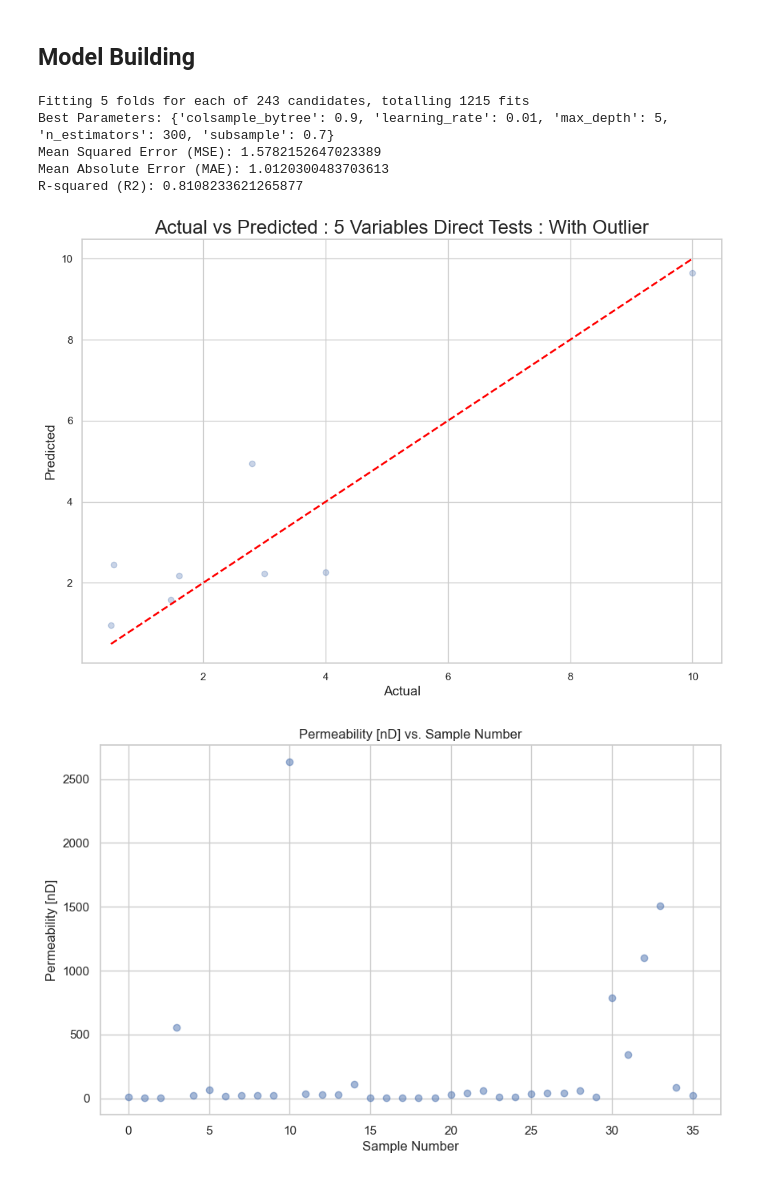
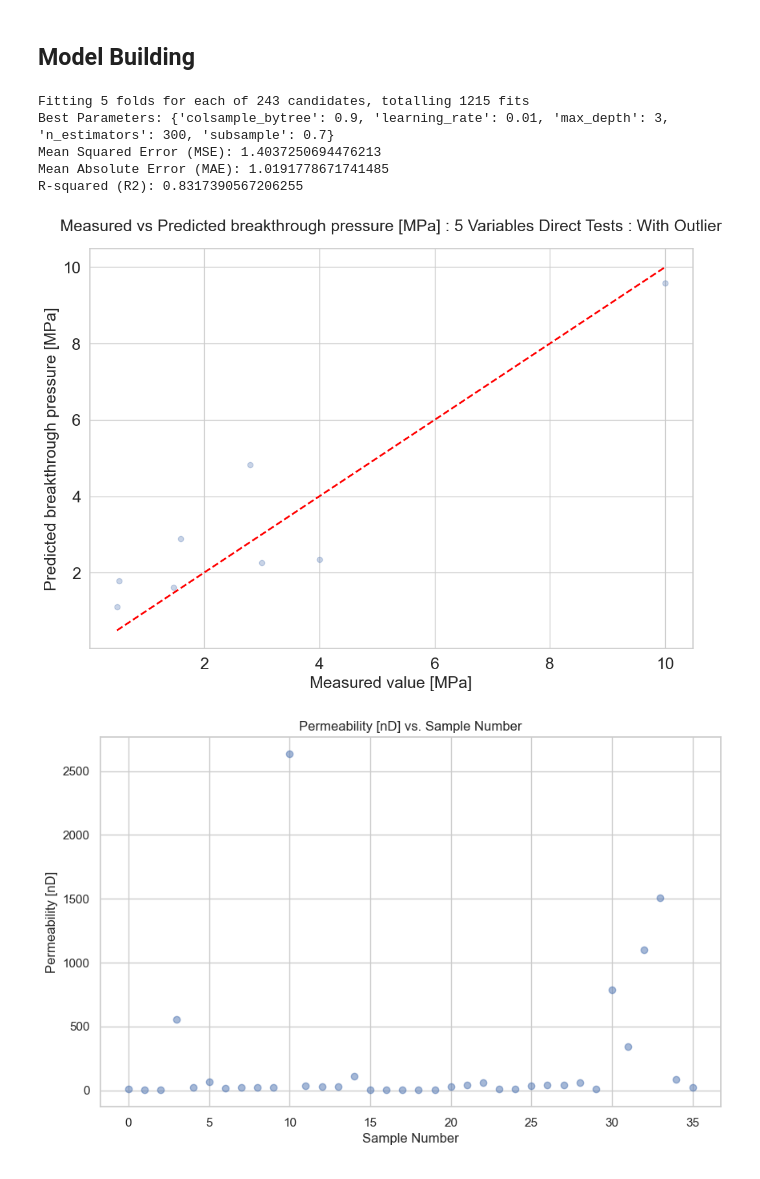
Before and after one commit to rockmechanics-illinois/Caprock, a Jupyter notebook: Breakthrough Pressure Prediction Final.ipynb, the cells around one changed output. Drawn from its saved outputs; the diff is of its cells as text; code cells hidden in the pictures.

```diff
--- a/Breakthrough Pressure Prediction Final.ipynb
+++ b/Breakthrough Pressure Prediction Final.ipynb
@@ -565,49 +578,62 @@ X_test.shape
 # %% [markdown]
 ## Model Building
 # %%
-from sklearn.model_selection import GridSearchCV
+import matplotlib.pyplot as plt
+from sklearn.metrics import mean_squared_error, mean_absolute_error, r2_score
+import xgboost as xgb
 
+# Define parameter grid for GridSearchCV
 param_grid = {
     'n_estimators': [100, 200, 300],
     'max_depth': [3, 4, 5],
     'learning_rate': [0.01, 0.05, 0.1],
     'subsample': [0.7, 0.8, 0.9],
     'colsample_bytree': [0.7, 0.8, 0.9]
 }
 
+# Initialize XGBRegressor model
 model = xgb.XGBRegressor(objective='reg:squarederror')
 
+# Initialize GridSearchCV
 grid_search = GridSearchCV(estimator=model, param_grid=param_grid, scoring='neg_mean_squared_error', cv=5, verbose=1, n_jobs=-1)
 
+# Fit the model
 grid_search.fit(X_train, y_train)
 
+# Get the best model
 best_model = grid_search.best_estimator_
 
+# Predict on the test set
 y_pred = best_model.predict(X_test)
 
+# Calculate evaluation metrics
 mse = mean_squared_error(y_test, y_pred)
 mae = mean_absolute_error(y_test, y_pred)
 r2 = r2_score(y_test, y_pred)
 
+# Print the results
 print(f"Best Parameters: {grid_search.best_params_}")
 print(f"Mean Squared Error (MSE): {mse}")
 print(f"Mean Absolute Error (MAE): {mae}")
 print(f"R-squared (R2): {r2}")
 
+# Plot the results
 plt.figure(figsize=(12, 8))
 plt.scatter(y_test, y_pred, alpha=0.3)
 plt.plot([y_test.min(), y_test.max()], [y_test.min(), y_test.max()], 'k--', lw=2, color='red')
-plt.xlabel('Actual', fontsize=14)
-plt.ylabel('Predicted', fontsize=14)
-plt.title('Actual vs Predicted : 5 Variables Direct Tests : With Outlier', fontsize=20)
+plt.xlabel('Measured value [MPa]', fontsize=18, fontname='Arial')
+plt.ylabel('Predicted breakthrough pressure [MPa]', fontsize=18, fontname='Arial')
+plt.title('Measured vs Predicted breakthrough pressure [MPa] : 5 Variables Direct Tests : With Outlier', fontsize=18, fontname='Arial', pad=20)
+plt.xticks(fontsize=18, fontname='Arial')
+plt.yticks(fontsize=18, fontname='Arial')
 plt.show()
 # %% [output]
 Fitting 5 folds for each of 243 candidates, totalling 1215 fits
-Best Parameters: {'colsample_bytree': 0.9, 'learning_rate': 0.01, 'max_depth': 5, 'n_estimators': 300, 'subsample': 0.7}
-Mean Squared Error (MSE): 1.5782152647023389
-Mean Absolute Error (MAE): 1.0120300483703613
-R-squared (R2): 0.8108233621265877
+Best Parameters: {'colsample_bytree': 0.9, 'learning_rate': 0.01, 'max_depth': 3, 'n_estimators': 300, 'subsample': 0.7}
+Mean Squared Error (MSE): 1.4037250694476213
+Mean Absolute Error (MAE): 1.0191778671741485
+R-squared (R2): 0.8317390567206255
-[figure, old version]
+[figure, new version]
 # %%
 plt.figure(figsize=(10, 6))
 
```
Also changed, not shown: parts of 9 cells of this notebook.
